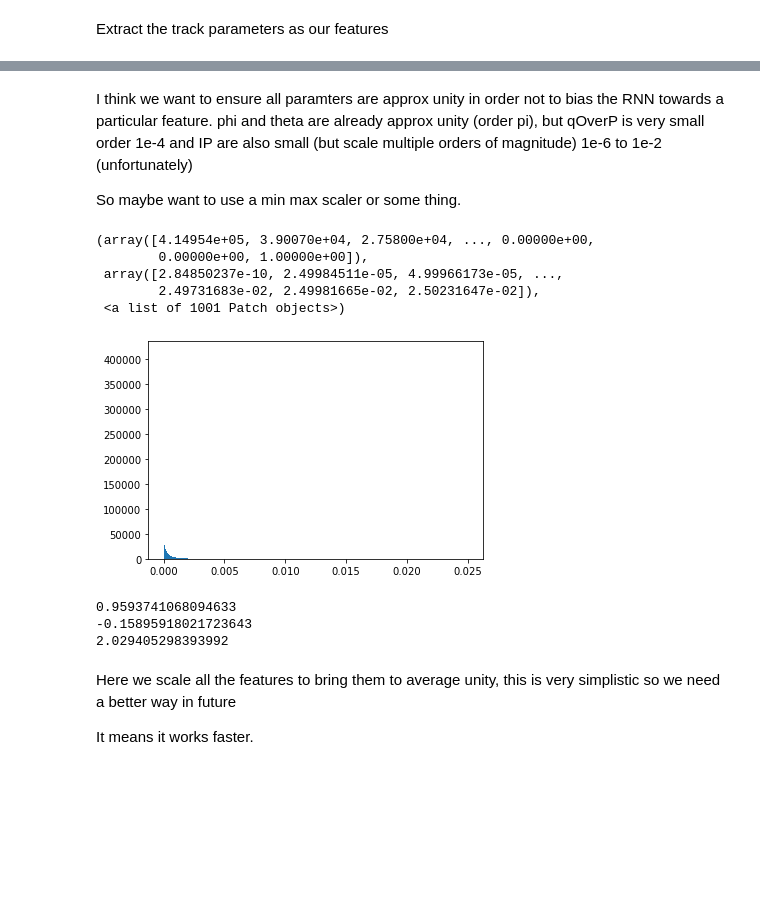
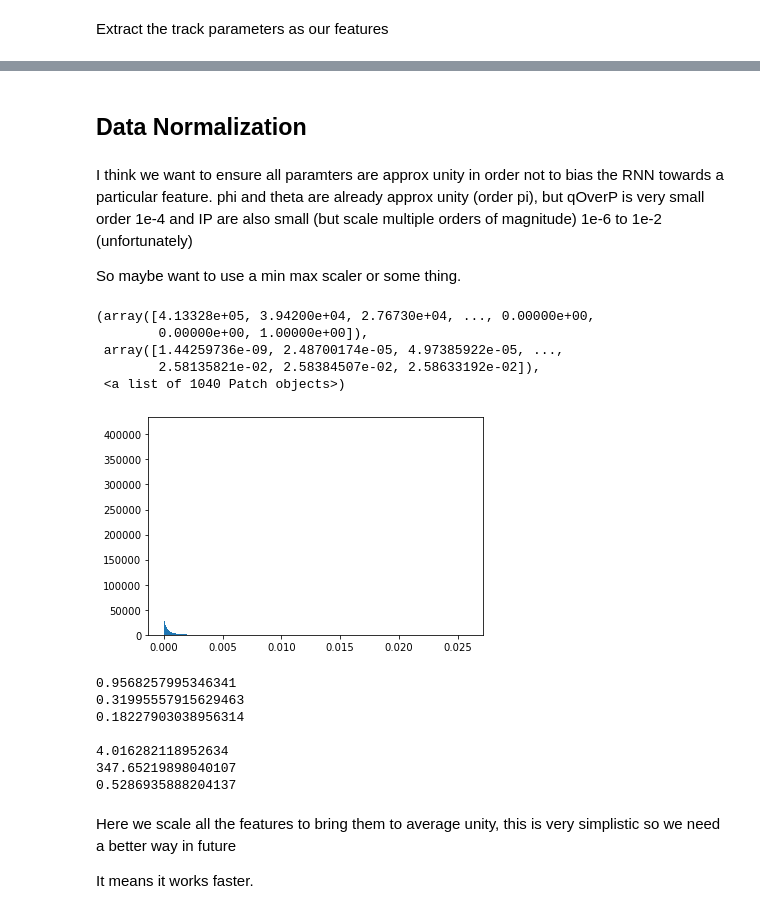
Before and after one commit to gregbarbour/RNNProject, a Jupyter notebook: an_rnn_example.ipynb, the cells around one changed output, grey strips where cells are left out. Cells and saved outputs as stored; diff of their text form; code cells hidden in the pictures; blank space fills up the shorter version.

```diff
--- a/an_rnn_example.ipynb
+++ b/an_rnn_example.ipynb
@@ -22,7 +23,7 @@ For features, first try d0, z0, phi, theta, qOverP, (refPx, refPy, refPz)?. Esse
 
 For labels, Xs, Ys, Zs, Xt, Yt, Zt. That is the secondary and tertiary vertices. Omit the primary as this has been fixed to (0,0,0). This will require some smart selection for c and light jets, where not all vertices are present. If a vertex is not present, could try predicting (0,0,0) or (-1,-1,-1) or previous vertex (prim or sec).
 # %%
-bjets_DF = pd.read_pickle("./bjetscp.pkl")
+bjets_DF = pd.read_pickle("./bjets_NaN_and_oneOverP_errs.pkl")
 #cjets_DF = pd.read_pickle("./cjets.pkl")
 #ljets_DF = pd.read_pickle("./ljets.pkl")
 # %% [markdown]
@@ -39,0 +77,10 @@ X = trks # following convention name the features as the vector 'X'
+# %%
+%%time
+
+# This code should do the trick, ordering here by d0 in descinding order,
+# checked that there are no d0 negative vals, so i don't take absolute values
+
+for jet in range(len(bjets_DF)):
+    mat=np.nan_to_num(X[jet]) # Converts nan to 0.0 !!! May need to run this step later if want to minmax scale
+    mat_sort = mat[mat[:,0].argsort()[::-1]]
+    X[jet]=mat_sort
@@ -40,29 +109,39 @@ X = trks # following convention name the features as the vector 'X'
+# %% [markdown]
+## Data Normalization
 # %% [markdown]
 I think we want to ensure all paramters are approx unity in order not to bias the RNN towards a particular feature. phi and theta are already approx unity (order pi), but qOverP is very small order 1e-4 and IP are also small (but scale multiple orders of magnitude) 1e-6 to 1e-2 (unfortunately)
 
 So maybe want to use a min max scaler or some thing.
 # %%
 d0s = np.reshape(X[:,:,0],(3000000))
-d0s = d0s[~(d0s == 0)]
+d0s = d0s[~(d0s == np.NaN)]
 d0s
 plt.hist(d0s,bins='scott') # I believe this is the array containing all the d0s
 # %% [output]
-(array([4.14954e+05, 3.90070e+04, 2.75800e+04, ..., 0.00000e+00,
+(array([4.13328e+05, 3.94200e+04, 2.76730e+04, ..., 0.00000e+00,
         0.00000e+00, 1.00000e+00]),
- array([2.84850237e-10, 2.49984511e-05, 4.99966173e-05, ...,
-        2.49731683e-02, 2.49981665e-02, 2.50231647e-02]),
- <a list of 1001 Patch objects>)
+ array([1.44259736e-09, 2.48700174e-05, 4.97385922e-05, ...,
+        2.58135821e-02, 2.58384507e-02, 2.58633192e-02]),
+ <a list of 1040 Patch objects>)
-[figure, old version]
+[figure, new version]
 # %%
 print(np.mean(X[:,:,0]*1e4))
 print(np.mean(X[:,:,1]*1e6))
 print(np.mean(X[:,:,4]*1e4))
+print()
+print(np.std(X[:,:,0]*1e4)) # these are troublesome yes
+print(np.std(X[:,:,1]*1e6))
+print(np.std(X[:,:,4]*1e4))
 # so we will apply the above multiples, this will bring the averages to about unity (unfortunately some outliers will
 # be very large, so probs better to use a min max scaler or something but then exclude 0?)
 # %% [output]
-0.9593741068094633
--0.15895918021723643
-2.029405298393992
+0.9568257995346341
+0.31995557915629463
+0.18227903038956314
+
+4.016282118952634
+347.65219898040107
+0.5286935888204137
 # %% [markdown]
 Here we scale all the features to bring them to average unity, this is very simplistic so we need a better way in future
 
```
Also changed, not shown: parts of 42 cells of this notebook.
